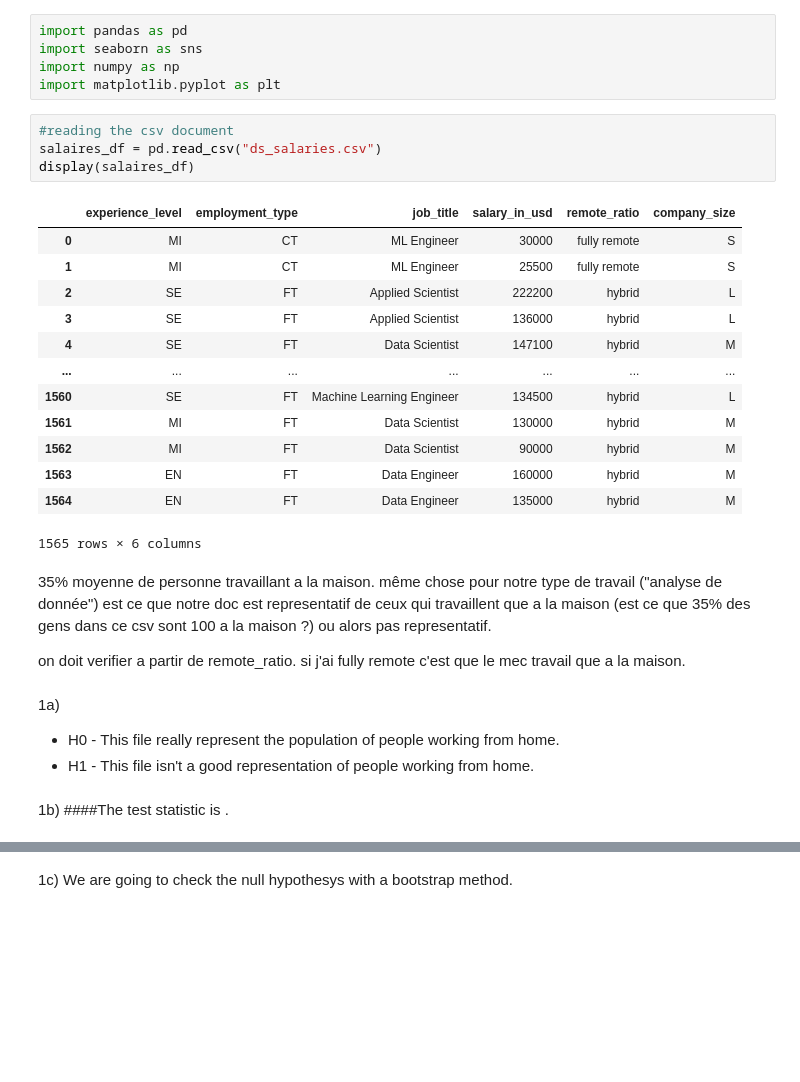
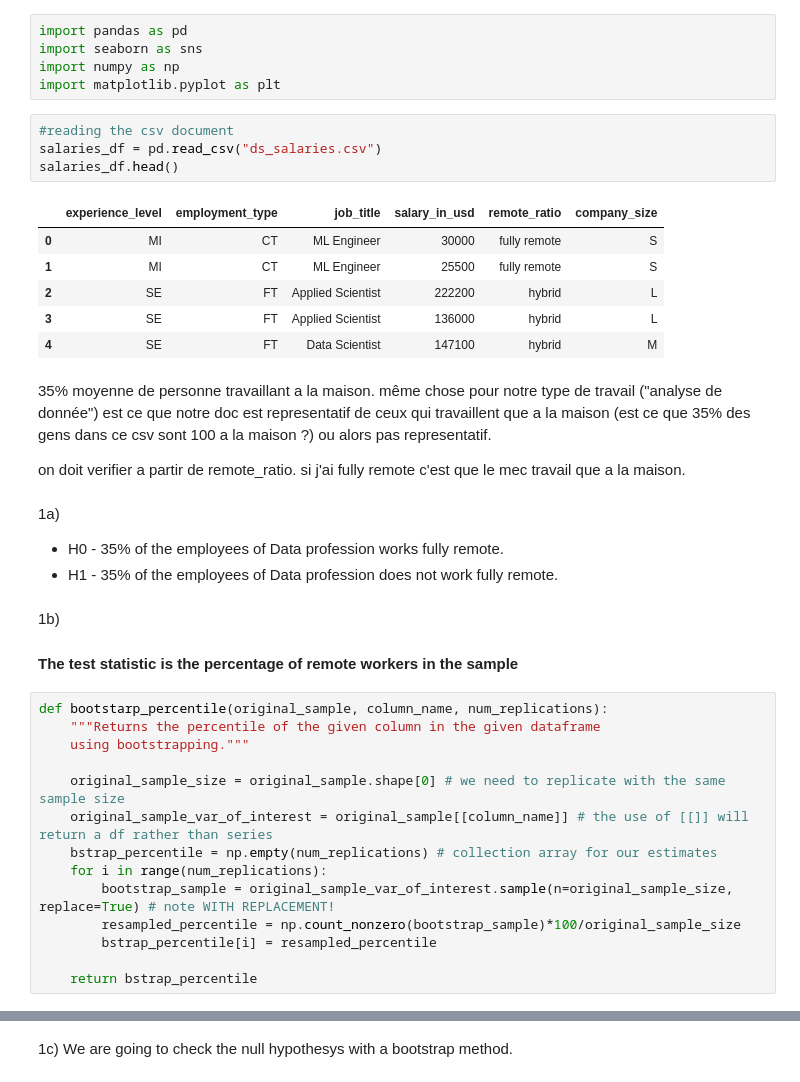
Before and after one commit to sammamou/data_analysis-hw3, a Jupyter notebook: Homework 3.ipynb, the cells around one changed output, grey strips where cells are left out. Cells and saved outputs as stored; diff of their text form; blank space fills up the shorter version.

Commit message:
Editing part 1 - We need to choose the better way

```diff
--- a/Homework 3.ipynb
+++ b/Homework 3.ipynb
@@ -5,22 +5,15 @@ import numpy as np
 import matplotlib.pyplot as plt
 # %%
 #reading the csv document
-salaires_df = pd.read_csv("ds_salaries.csv")
-display(salaires_df)
+salaries_df = pd.read_csv("ds_salaries.csv")
+salaries_df.head()
 # %% [output]
 |  | experience_level | employment_type | job_title | salary_in_usd | remote_ratio | company_size |
 | 0 | MI | CT | ML Engineer | 30000 | fully remote | S |
 | 1 | MI | CT | ML Engineer | 25500 | fully remote | S |
 | 2 | SE | FT | Applied Scientist | 222200 | hybrid | L |
 | 3 | SE | FT | Applied Scientist | 136000 | hybrid | L |
 | 4 | SE | FT | Data Scientist | 147100 | hybrid | M |
-| ... | ... | ... | ... | ... | ... | ... |
-| 1560 | SE | FT | Machine Learning Engineer | 134500 | hybrid | L |
-| 1561 | MI | FT | Data Scientist | 130000 | hybrid | M |
-| 1562 | MI | FT | Data Scientist | 90000 | hybrid | M |
-| 1563 | EN | FT | Data Engineer | 160000 | hybrid | M |
-| 1564 | EN | FT | Data Engineer | 135000 | hybrid | M |
-1565 rows × 6 columns
 # %% [markdown]
 35% moyenne de personne travaillant a la maison. même chose pour notre type de travail ("analyse de donnée")
 est ce que notre doc est representatif de ceux qui travaillent que a la maison (est ce que 35% des gens dans ce csv sont 100 a la maison ?) ou alors pas representatif.
@@ -28,8 +21,22 @@ est ce que notre doc est representatif de ceux qui travaillent que a la maison (
 on doit verifier a partir de remote_ratio. si j'ai fully remote c'est que le mec travail que a la maison.
 # %% [markdown]
 1a)
-- H0 - This file really represent the population of people working from home.
-- H1 - This file isn't a good representation of people working from home.
+- H0 - 35% of the employees of Data profession works fully remote.
+- H1 - 35% of the employees of Data profession does not work fully remote.
 # %% [markdown]
 1b)
-####The test statistic is .
+#### The test statistic is the percentage of remote workers in the sample
+# %%
+def bootstarp_percentile(original_sample, column_name, num_replications):
+    """Returns the percentile of the given column in the given dataframe
+    using bootstrapping."""
+
+    original_sample_size = original_sample.shape[0] # we need to replicate with the same sample size
+    original_sample_var_of_interest = original_sample[[column_name]] # the use of [[]] will return a df rather than series
+    bstrap_percentile = np.empty(num_replications) # collection array for our estimates
+    for i in range(num_replications):
+        bootstrap_sample = original_sample_var_of_interest.sample(n=original_sample_size, replace=True) # note WITH REPLACEMENT!
+        resampled_percentile = np.count_nonzero(bootstrap_sample)*100/original_sample_size
+        bstrap_percentile[i] = resampled_percentile
+
+    return bstrap_percentile
```
Also changed, not shown: parts of 21 cells of this notebook, 1 other file.
